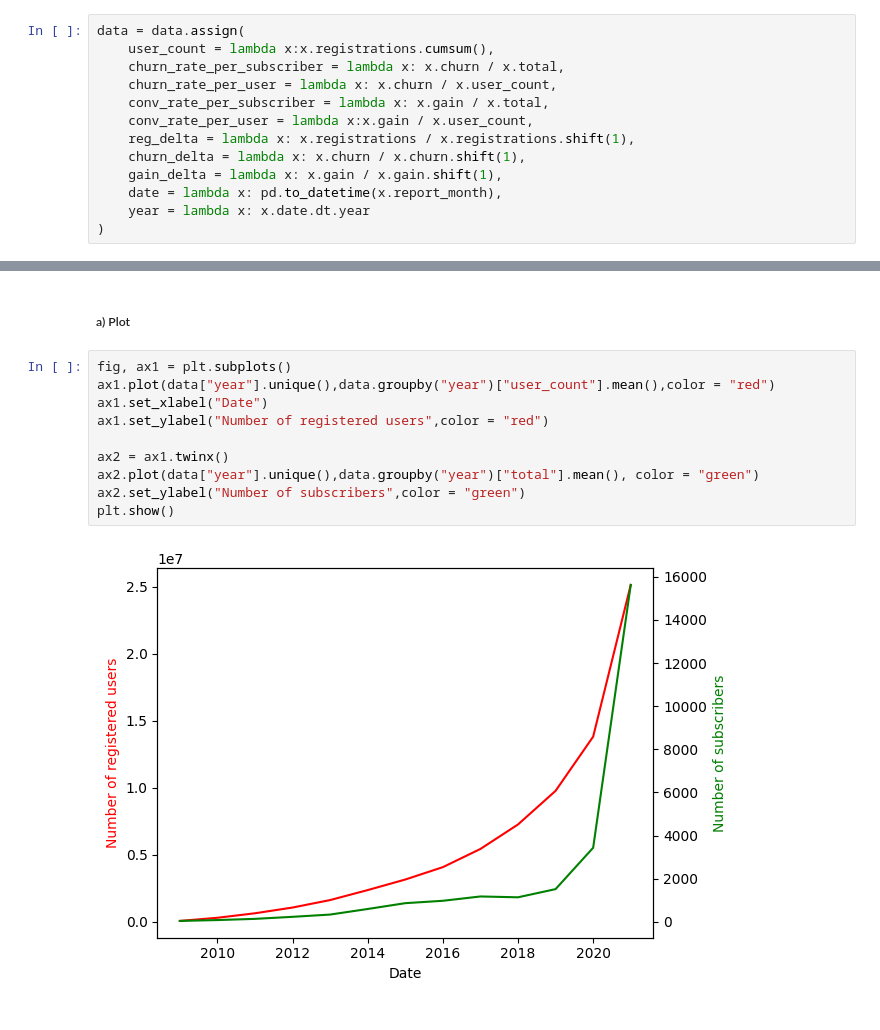
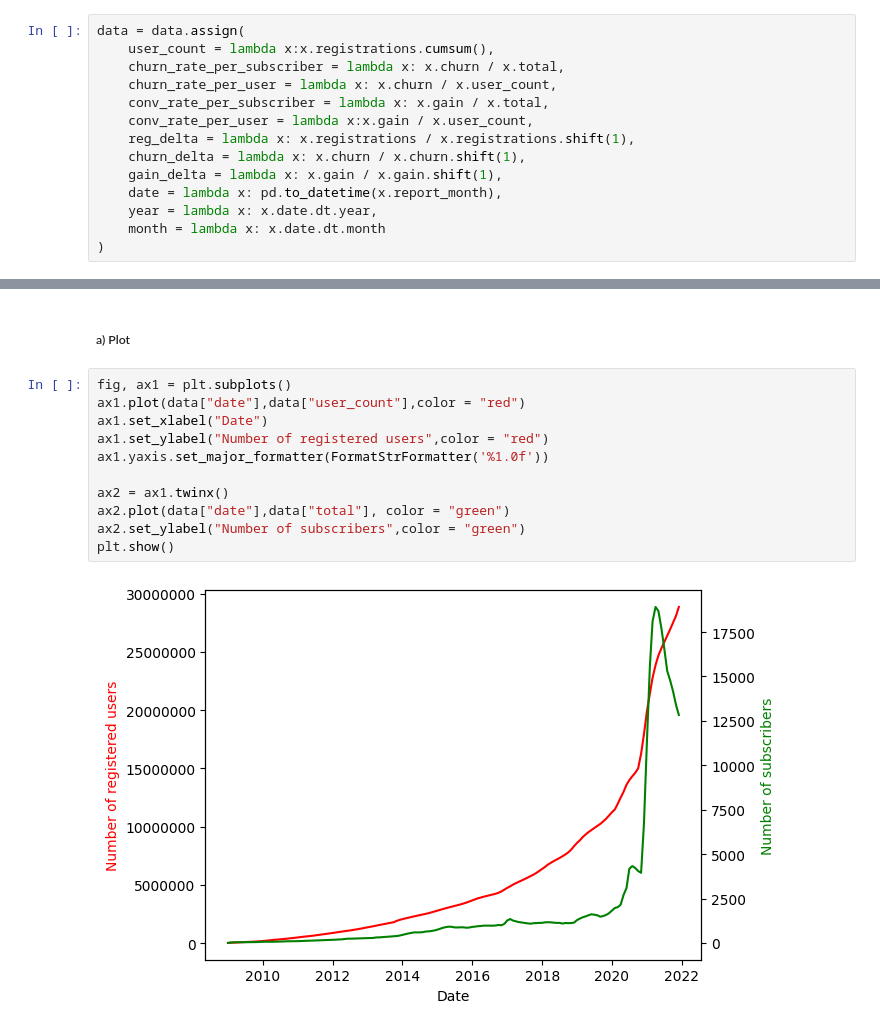
Before and after one commit to DanielBarabas/rajk-ml-course-barab, a Jupyter notebook: homeworks/BD_hw.ipynb, the cells around one changed output, grey strips where cells are left out. Drawn from its saved outputs; the diff is of its cells as text.

Commit message:
first_plot_ready

```diff
--- a/homeworks/BD_hw.ipynb
+++ b/homeworks/BD_hw.ipynb
@@ -34,7 +37,8 @@ data = data.assign(
     churn_delta = lambda x: x.churn / x.churn.shift(1),
     gain_delta = lambda x: x.gain / x.gain.shift(1),
     date = lambda x: pd.to_datetime(x.report_month),
-    year = lambda x: x.date.dt.year
+    year = lambda x: x.date.dt.year,
+    month = lambda x: x.date.dt.month
 )
 # %%
 data.head()
@@ -53,13 +77,14 @@ A populáció alatt az előfizetőket és a regisztrálókat is érthetjük. Les
 ##### a) Plot
 # %%
 fig, ax1 = plt.subplots()
-ax1.plot(data["year"].unique(),data.groupby("year")["user_count"].mean(),color = "red")
+ax1.plot(data["date"],data["user_count"],color = "red")
 ax1.set_xlabel("Date")
 ax1.set_ylabel("Number of registered users",color = "red")
+ax1.yaxis.set_major_formatter(FormatStrFormatter('%1.0f'))
 
 ax2 = ax1.twinx()
-ax2.plot(data["year"].unique(),data.groupby("year")["total"].mean(), color = "green")
+ax2.plot(data["date"],data["total"], color = "green")
 ax2.set_ylabel("Number of subscribers",color = "green")
 plt.show()
 # %% [output]
-[figure, old version]
+[figure, new version]
```
Also changed, not shown: parts of 6 cells of this notebook.
